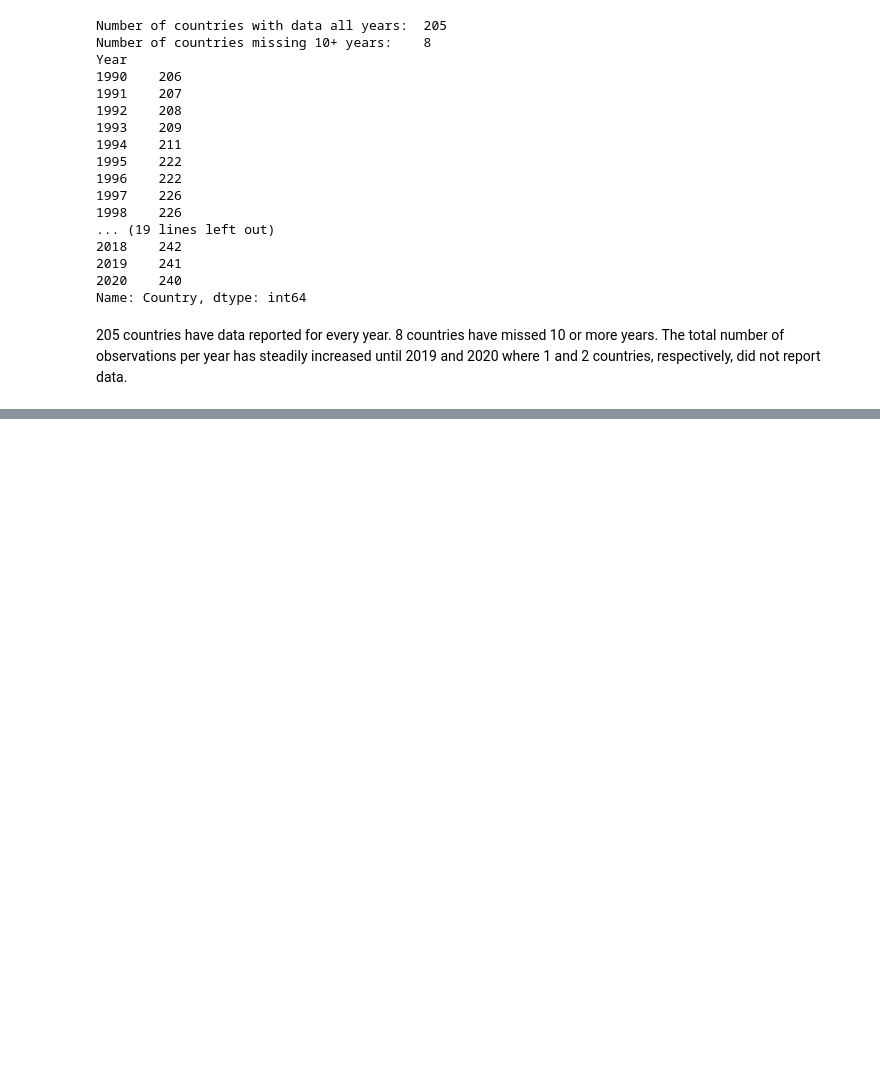
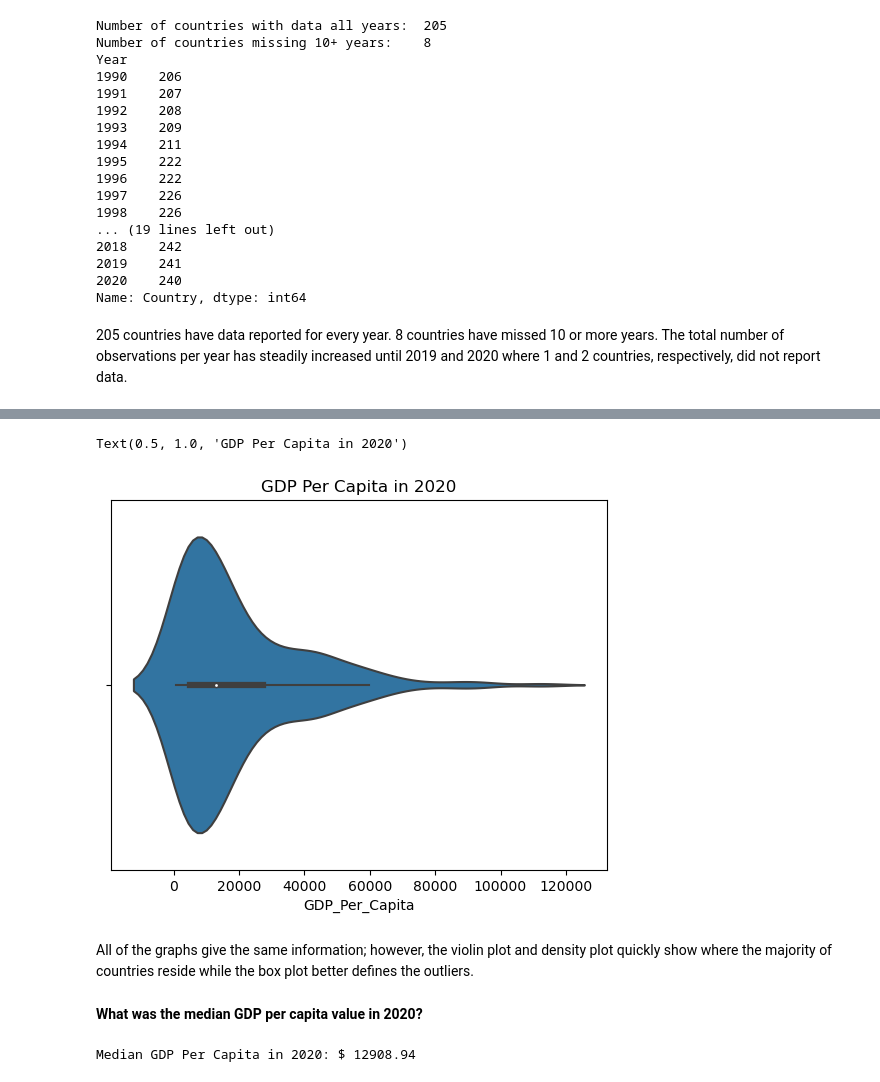
Before and after one commit to NSS-Data-Analytics-Cohort-8/gdp-and-internet-usage-thenicknash, a Jupyter notebook: notebooks/un_project.ipynb, the cells around one changed output, grey strips where cells are left out. Saved outputs shown, nothing was run; the diff lists cells and outputs as text; code cells hidden in the pictures; blank space fills up the shorter version.

```diff
--- a/notebooks/un_project.ipynb
+++ b/notebooks/un_project.ipynb
@@ -89,0 +113,15 @@ Name: Country, dtype: int64
+# %%
+sns.violinplot(x='GDP_Per_Capita', data=gdp_df_2020)
+plt.title('GDP Per Capita in 2020')
+# %% [output]
+Text(0.5, 1.0, 'GDP Per Capita in 2020')
+[figure, added]
+# %% [markdown]
+All of the graphs give the same information; however, the violin plot and density plot quickly show where the majority of countries reside while the box plot better defines the outliers.
+# %% [markdown]
+<b>What was the median GDP per capita value in 2020?</b>
+# %%
+median_gdp_2020 = gdp_df_2020['GDP_Per_Capita'].median()
+print('Median GDP Per Capita in 2020: $', round(median_gdp_2020, 2))
+# %% [output]
+Median GDP Per Capita in 2020: $ 12908.94
```
Also changed, not shown: parts of 8 cells of this notebook.
